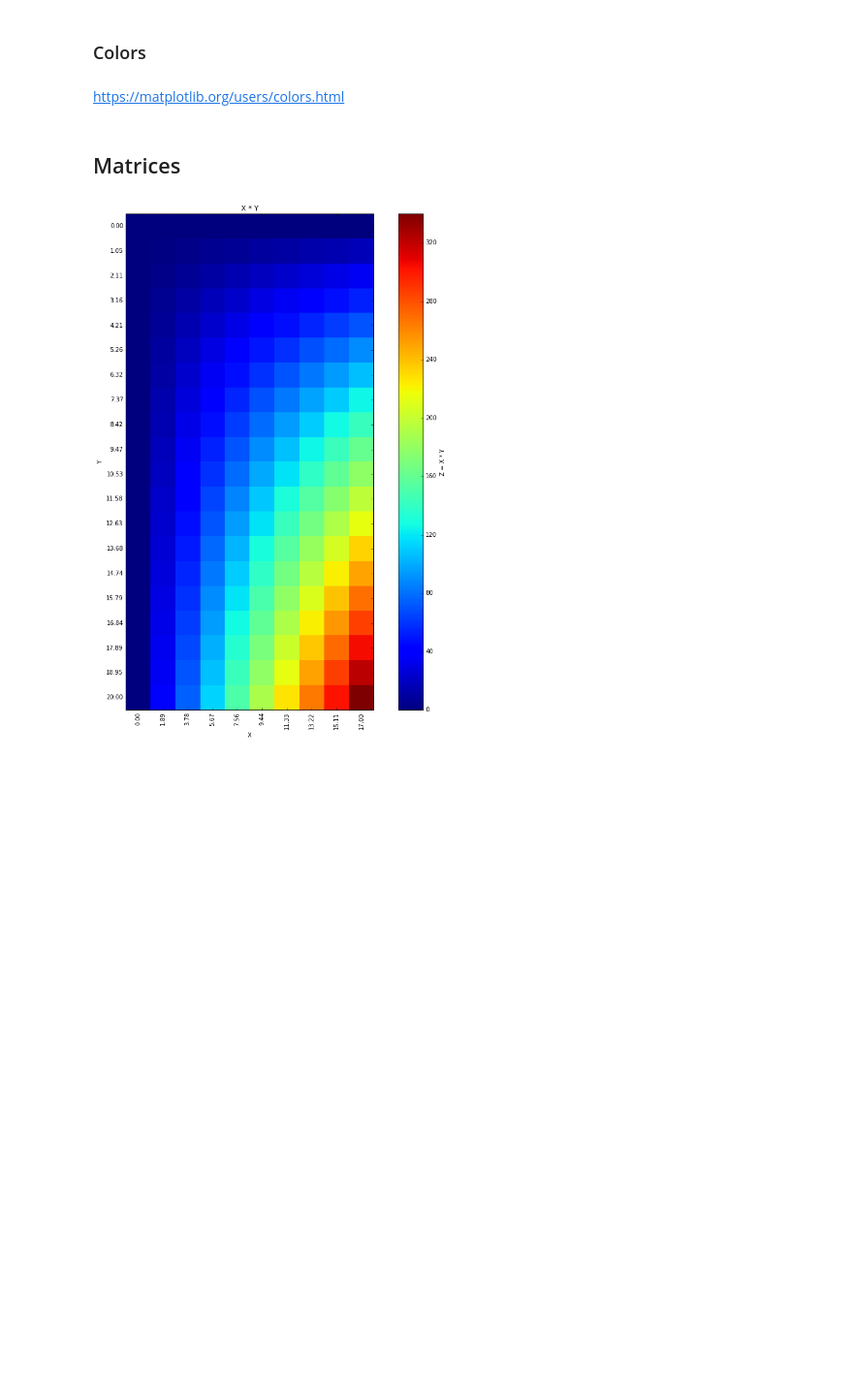
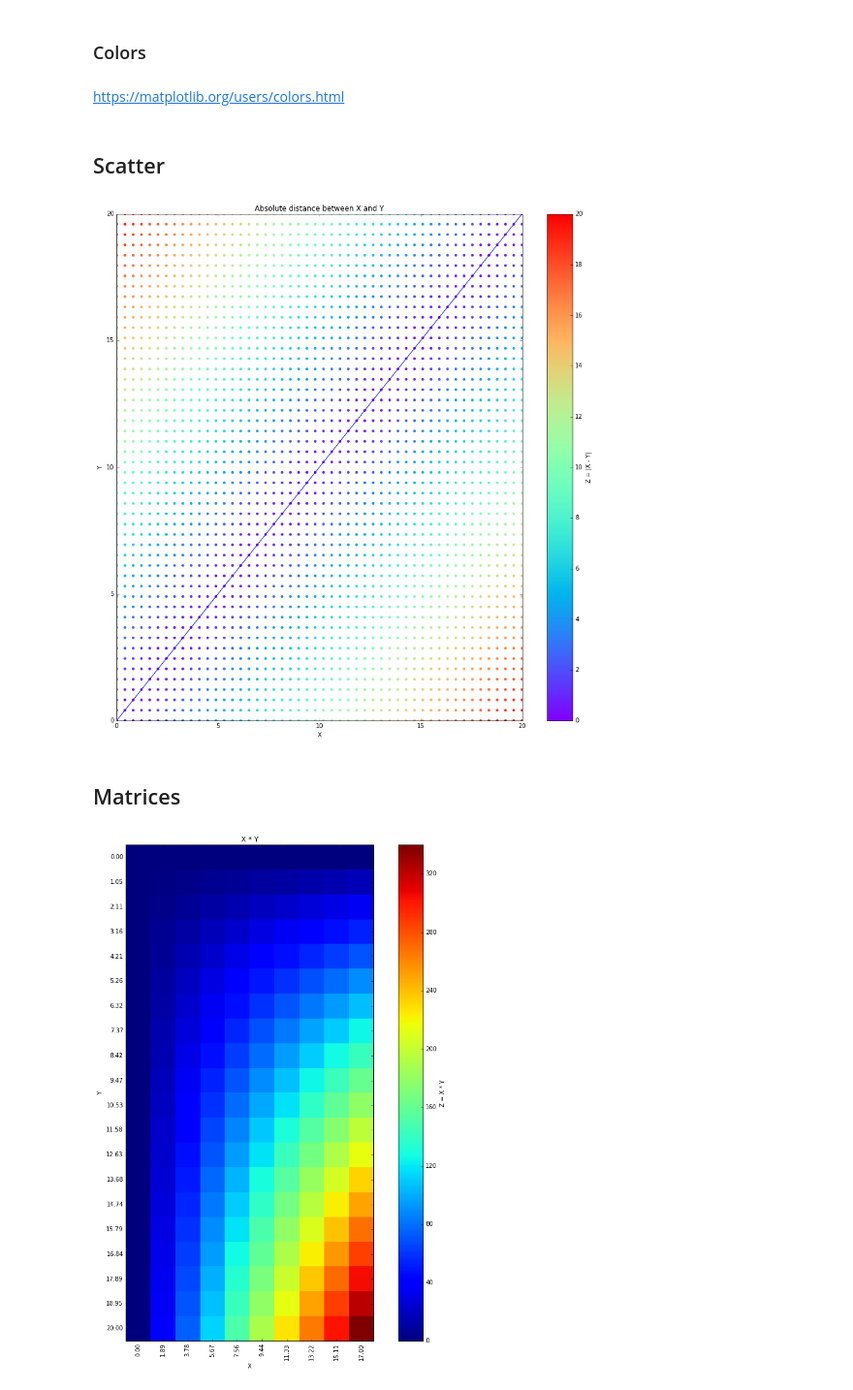
Before and after one commit to HKervadec/pyplot_zoo, a Jupyter notebook: index.ipynb, the cells around one changed output. Shown at 97% size. Saved outputs shown, nothing was run; the diff lists cells and outputs as text; code cells hidden in the pictures; blank space fills up the shorter version.

Commit message:
Scatter plot

```diff
--- a/index.ipynb
+++ b/index.ipynb
@@ -63,6 +64,26 @@ for axe,cmap in zip(axes, rmaps):
 ### Colors
 # %% [markdown]
 https://matplotlib.org/users/colors.html
+# %% [markdown]
+## Scatter
+# %%
+x = np.linspace(0, 20, 50)
+y = np.linspace(0, 20, 50)
+
+X, Y = np.meshgrid(x, y)
+Z = np.abs(X - Y)
+# %%
+plt.scatter(X, Y, c=Z, cmap='rainbow', linewidth=0)
+plt.plot([0, 20], [0, 20])
+plt.title("Absolute distance between X and Y")
+plt.xlim([0, 20])
+plt.xlabel("X")
+plt.ylim([0, 20])
+plt.ylabel("Y")
+c = plt.colorbar()
+c.set_label("Z = |X - Y|")
+# %% [output]
+[figure, added]
 # %% [markdown]
 ## Matrices
 # %%
```
Also changed, not shown: parts of 1 cell of this notebook, 1 other file.
